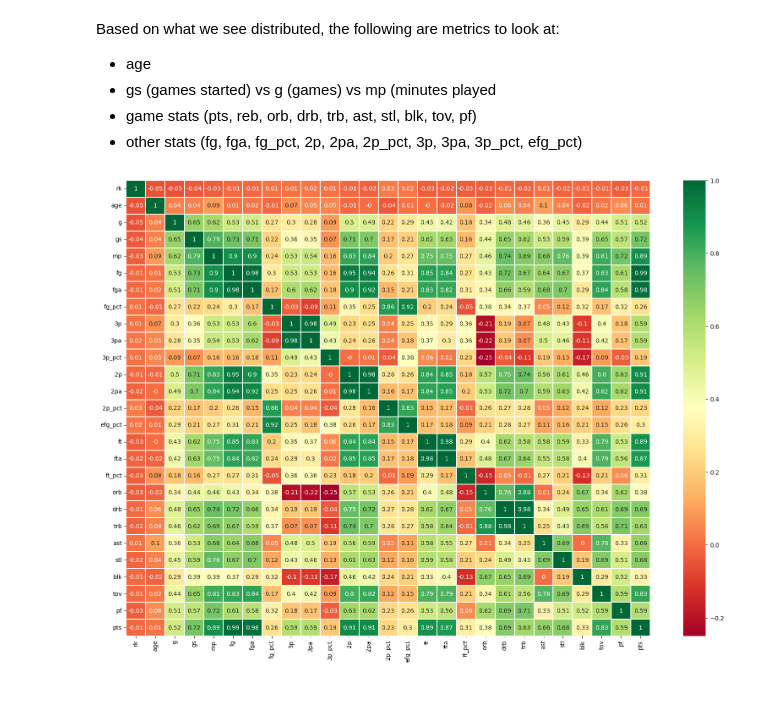
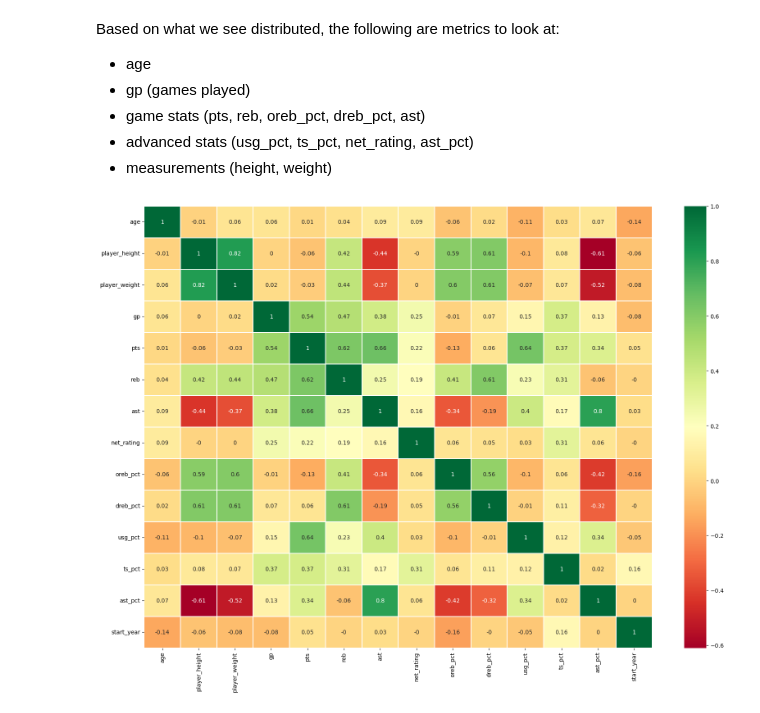
Before and after one commit to doorfish/data-analysis-project, a Jupyter notebook: python_data_analysis_project.ipynb, the cells around one changed output. Drawn from its saved outputs; the diff is of its cells as text; code cells hidden in the pictures.

Commit message:
Updated notebook and datasets

```diff
--- a/python_data_analysis_project.ipynb
+++ b/python_data_analysis_project.ipynb
@@ -13,9 +13,10 @@ pd.options.display.max_columns = None
 #pt_one = pd.read_csv("datasets/NBA_Player_Stats.csv")
 #pt_two = pd.read_csv("datasets/NBA_Player_Stats_2.csv") Same dataset but with MVP column
 #nba_df = pd.concat([pt_one, pt_two])
+#nba_df = pd.read_csv("datasets/NBA_Player_Stats.csv")
 
-nba_df = pd.read_csv("datasets/NBA_Player_Stats.csv")
-backup_df = pd.read_csv("datasets/all_seasons.csv")
+player_df = pd.read_csv('datasets/all_seasons.csv', index_col='Unnamed: 0')
+player_df = player_df.sort_values(by='season').reset_index(drop=True)
 
-nba_df.head(20)
+player_df.head(20)
 # %% [output]
@@ -39,18 +40,21 @@ nba_df.head(20)
 # %%
-## Data Preprocessing
-nba_df.shape
+## Data Preprocessing for player dataframe
+player_df.shape
 
 # Clean field names below
 
 ## Replace whitespace in column names and remove erroneous characters
-nba_df.columns = nba_df.columns.str.replace('[ ]', "_", regex = True)
-nba_df.columns = nba_df.columns.str.replace('[%]', "_pct", regex = True)
+player_df.columns = player_df.columns.str.replace('[ ]', "_", regex = True)
 
 ## Make column names all lowercase
-nba_df.columns = nba_df.columns.str.lower()
+player_df.columns = player_df.columns.str.lower()
+
+#Fix nulls
+player_df.loc[player_df['college'].isnull(), 'college'] = 'None'
+
+#Add season year
+player_df['start_year'] = player_df['season'].apply(lambda x: int(str(x)[:4]))
 
 ## Review how many nulls in data
-nulls = nba_df.isnull().sum().loc[lambda x : x>0].sort_values(ascending=False)
-
-nulls
+player_df.isnull().sum().loc[lambda x : x>0].sort_values(ascending=False)
 # %% [output]
@@ -107,20 +103,19 @@ plt.show()
 # %% [markdown]
 Based on what we see distributed, the following are metrics to look at:
 - age
-- gs (games started) vs g (games) vs mp (minutes played
-- game stats (pts, reb, orb, drb, trb, ast, stl, blk, tov, pf)
-- other stats (fg, fga, fg_pct, 2p, 2pa, 2p_pct, 3p, 3pa, 3p_pct, efg_pct)
+- gp (games played)
+- game stats (pts, reb, oreb_pct, dreb_pct, ast)
+- advanced stats (usg_pct, ts_pct, net_rating, ast_pct)
+- measurements (height, weight)
 # %%
-## Create a correlation matrix against all numeric fields
-
-matrix_df = nba_df.select_dtypes(include=['number'])
+matrix_df = player_df.select_dtypes(include=['number'])
 
 corr_matrix = matrix_df.corr().round(2)
 f, ax = plt.subplots(figsize=(20, 14))
 
 sns.heatmap(corr_matrix, annot=True, cmap='RdYlGn', linewidths=.1)
 plt.show()
 # %% [output]
-[figure, old version]
+[figure, new version]
 # %% [markdown]
 Looking at the correlations above:
```
Also changed, not shown: parts of 18 cells of this notebook, 4 other files.
